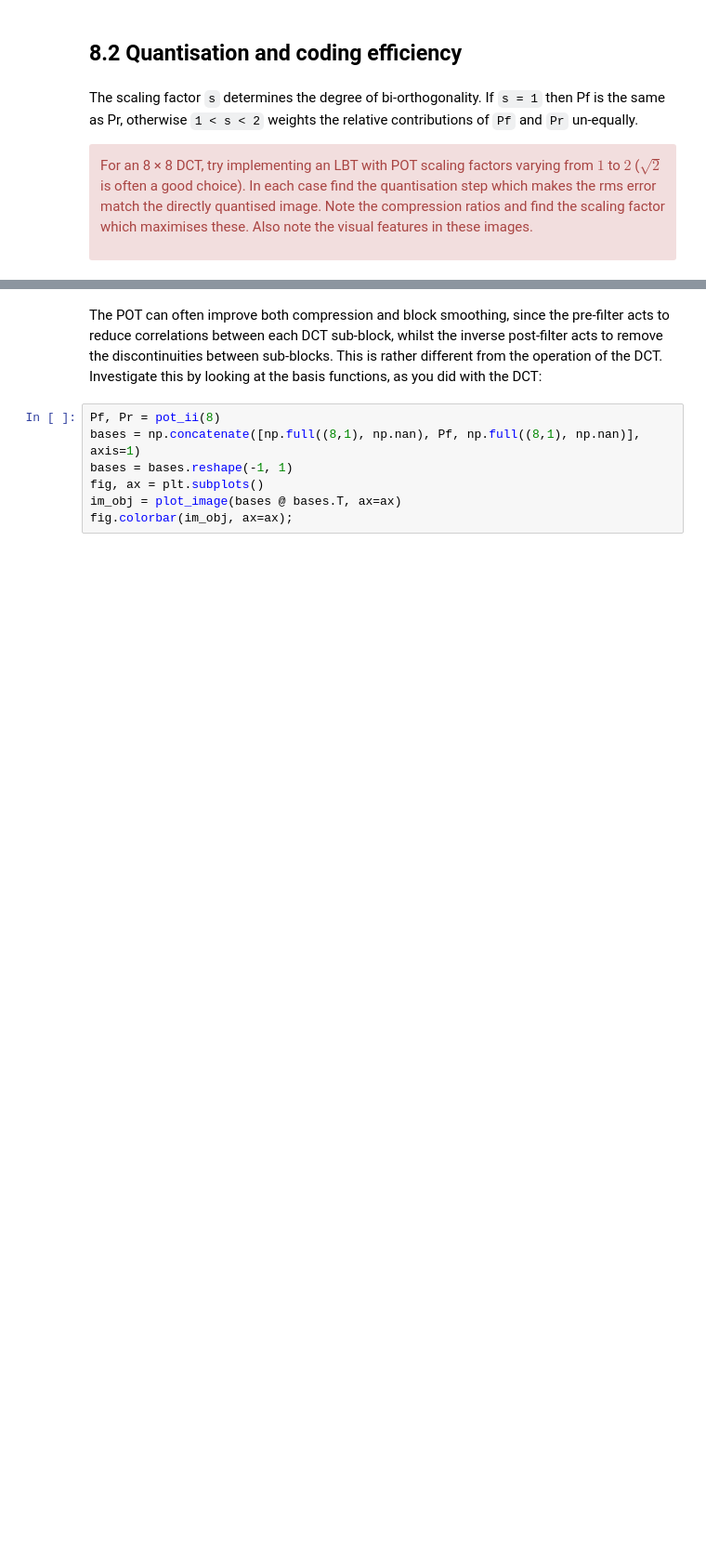
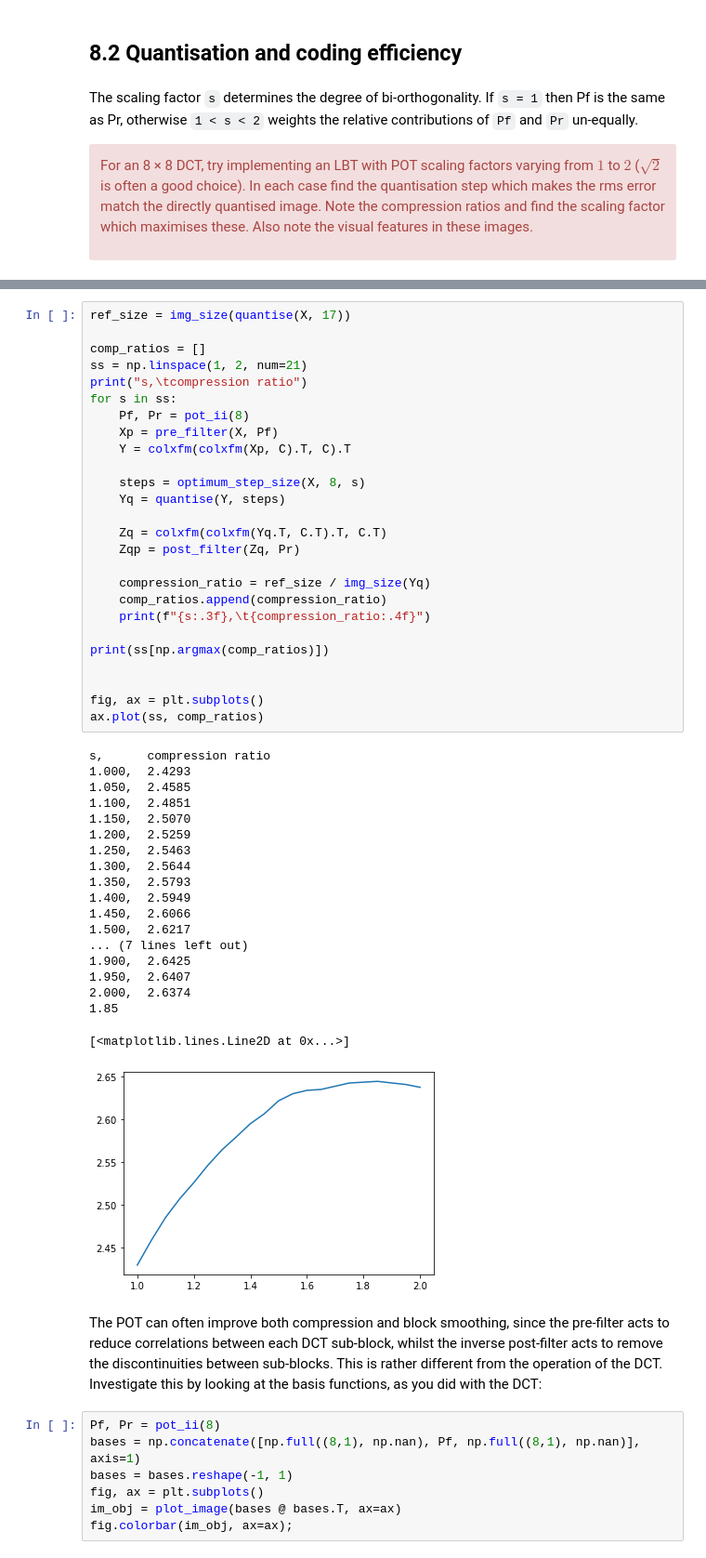
Before and after one commit to sigproc/cued_sf2_lab, a Jupyter notebook: 8-lbt.ipynb, the cells around one changed output, grey strips where cells are left out. Shown at 93% size. Cells and saved outputs as stored; diff of their text form; blank space fills up the shorter version.

```diff
--- a/8-lbt.ipynb
+++ b/8-lbt.ipynb
@@ -115,3 +177,49 @@ the scaling factor which maximises these. Also note the visual features in these
+# %%
+ref_size = img_size(quantise(X, 17))
+
+comp_ratios = []
+ss = np.linspace(1, 2, num=21)
+print("s,\tcompression ratio")
+for s in ss:
+    Pf, Pr = pot_ii(8)
+    Xp = pre_filter(X, Pf)
+    Y = colxfm(colxfm(Xp, C).T, C).T
+
+    steps = optimum_step_size(X, 8, s)
+    Yq = quantise(Y, steps)
+
+    Zq = colxfm(colxfm(Yq.T, C.T).T, C.T)
+    Zqp = post_filter(Zq, Pr)
+
+    compression_ratio = ref_size / img_size(Yq)
+    comp_ratios.append(compression_ratio)
+    print(f"{s:.3f},\t{compression_ratio:.4f}")
+
+print(ss[np.argmax(comp_ratios)])
+
+
+fig, ax = plt.subplots()
+ax.plot(ss, comp_ratios)
+# %% [output]
+s,      compression ratio
+1.000,  2.4293
+1.050,  2.4585
+1.100,  2.4851
+1.150,  2.5070
+1.200,  2.5259
+1.250,  2.5463
+1.300,  2.5644
+1.350,  2.5793
+1.400,  2.5949
+1.450,  2.6066
+1.500,  2.6217
+... (7 lines left out)
+1.900,  2.6425
+1.950,  2.6407
+2.000,  2.6374
+1.85
+[<matplotlib.lines.Line2D at 0x...>]
+[figure, added]
 # %% [markdown]
 The POT can often improve both compression and block smoothing, since the pre-filter
 acts to reduce correlations between each DCT sub-block, whilst the inverse post-filter
```
Also changed, not shown: parts of 14 cells of this notebook, 1 other file.
